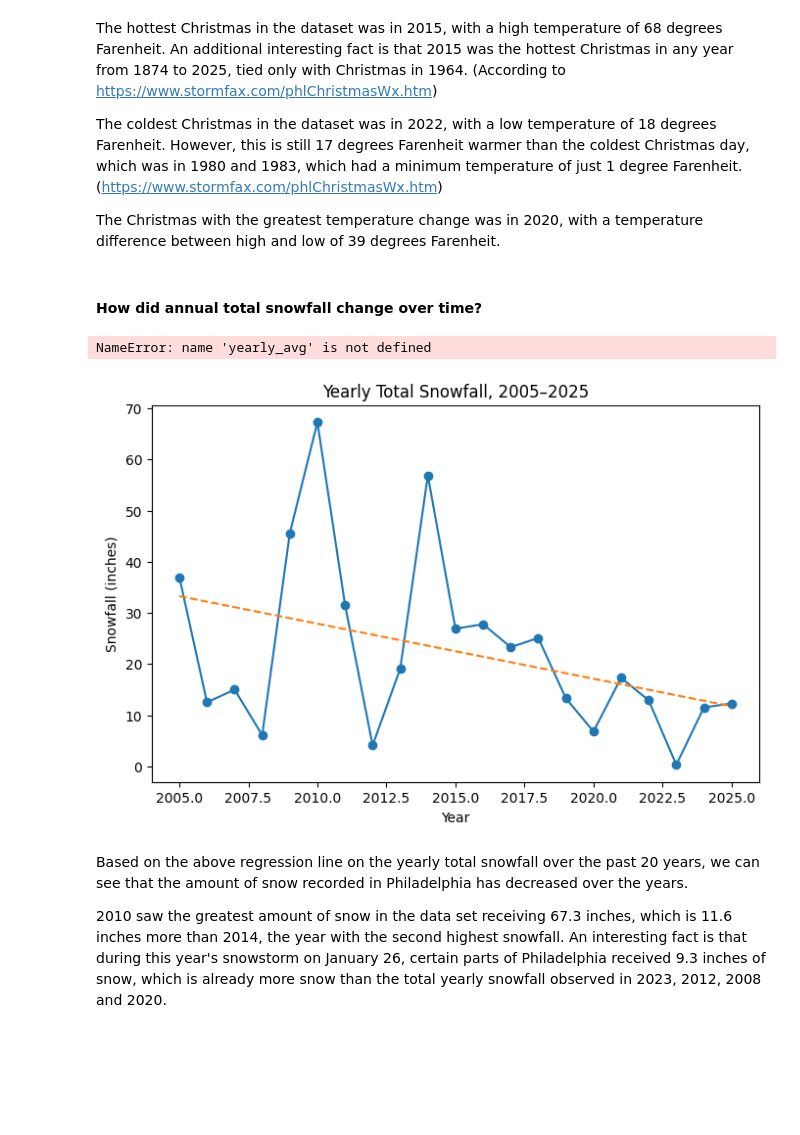
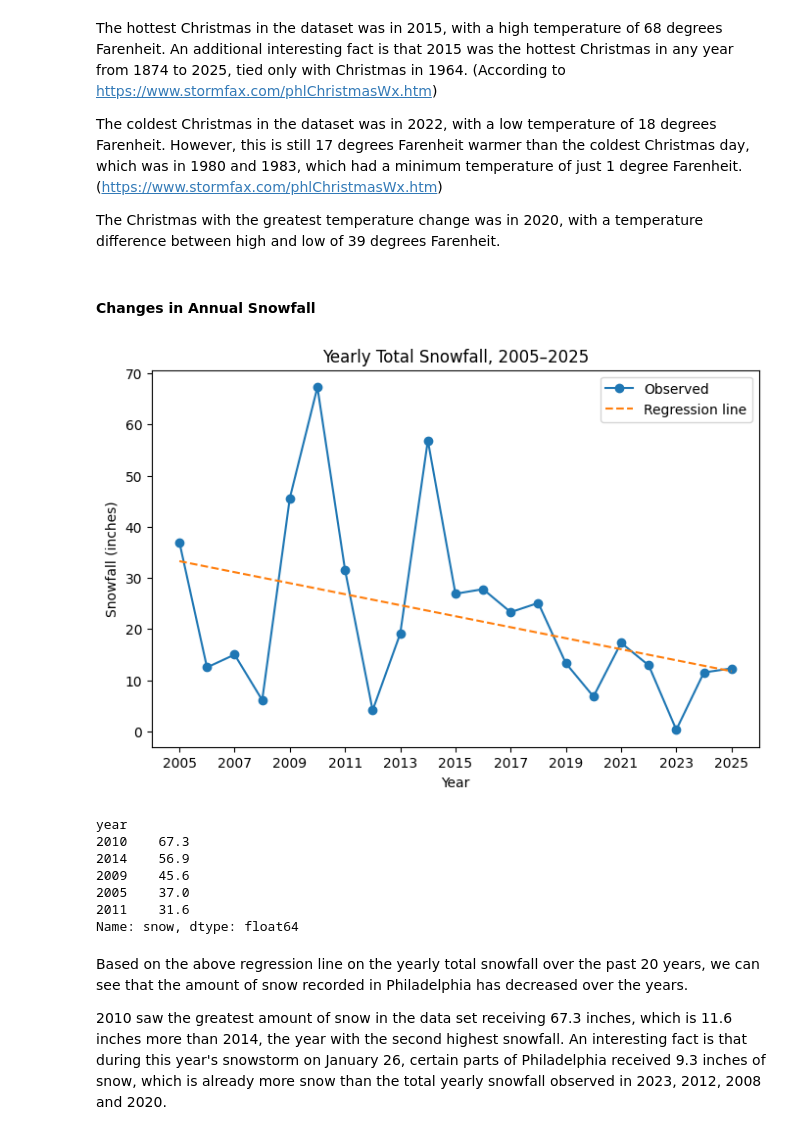
Before and after one commit to dpark2380/comm3180_S26_Blog, a Jupyter notebook: posts/blog_01/DOW1_weather.ipynb, the cells around one changed output. Cells and saved outputs as stored; diff of their text form; code cells hidden in the pictures; blank space fills up the shorter version.

```diff
--- a/posts/blog_01/DOW1_weather.ipynb
+++ b/posts/blog_01/DOW1_weather.ipynb
@@ -47,34 +53,40 @@ However, this is still 17 degrees Farenheit warmer than the coldest Christmas da
 
 The Christmas with the greatest temperature change was in 2020, with a temperature difference between high and low of 39 degrees Farenheit.
 # %% [markdown]
-#### How did annual total snowfall change over time?
+#### Changes in Annual Snowfall
 # %%
 annual_snow = weather_df.groupby('year')['snow'].sum()
 
 x = annual_snow.index.values
 y = annual_snow.values
 
 slope, intercept = np.polyfit(x, y, 1)
 y_hat = intercept + slope * x
 
 plt.figure(figsize=(8,5))
 
 plt.plot(x, y, '-o', label='Observed')
 plt.plot(x, y_hat, '--', label='Regression line')
 
 plt.title("Yearly Total Snowfall, 2005–2025")
 plt.xlabel("Year")
 plt.ylabel("Snowfall (inches)")
 
-plt.xticks(yearly_avg.index[::2])
+plt.xticks(annual_snow.index[::2])
 plt.legend()
 plt.show()
 
 annual_snow.sort_values(ascending = True).head(5)
 annual_snow.sort_values(ascending = False).head(5)
 # %% [output]
+[figure, new version]
-NameError: name 'yearly_avg' is not defined
+year
+2010    67.3
+2014    56.9
+2009    45.6
+2005    37.0
+2011    31.6
+Name: snow, dtype: float64
-[figure, old version]
 # %% [markdown]
 Based on the above regression line on the yearly total snowfall over the past 20 years, we can see that the amount of snow recorded in Philadelphia has decreased over the years.
 
```
Also changed, not shown: parts of 15 cells of this notebook.
